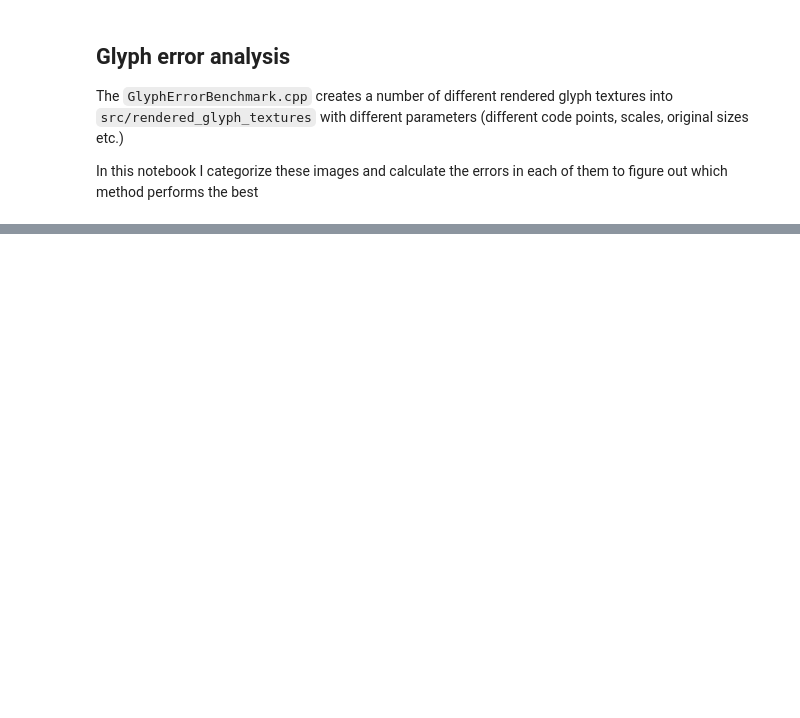
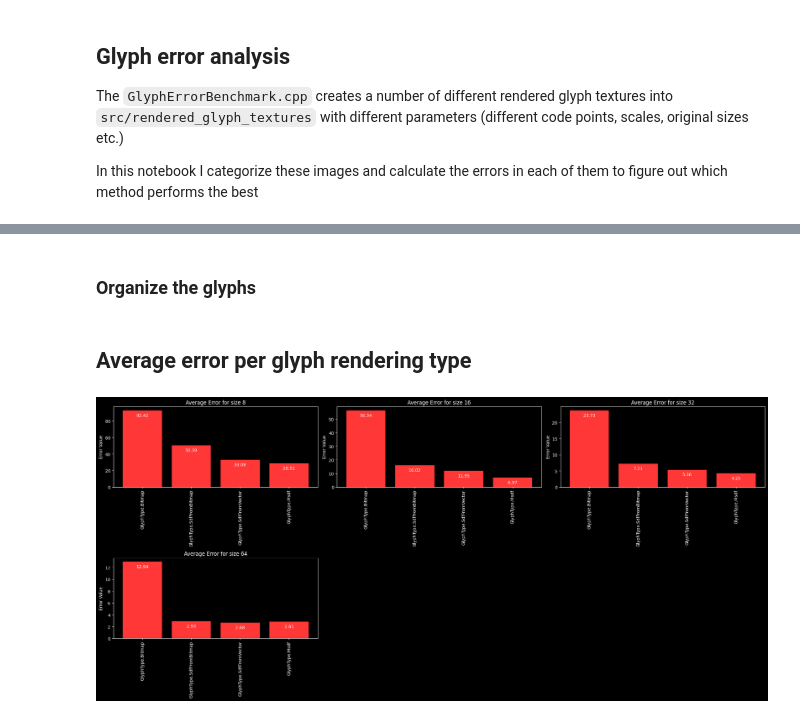
Before and after one commit to MihaelGolob/bgfx-sdf, a Jupyter notebook: benchmark/GlyphErrorAnalysis.ipynb, the cells around one changed output, grey strips where cells are left out. Saved outputs shown, nothing was run; the diff lists cells and outputs as text; code cells hidden in the pictures; blank space fills up the shorter version.

```diff
--- a/benchmark/GlyphErrorAnalysis.ipynb
+++ b/benchmark/GlyphErrorAnalysis.ipynb
@@ -25,7 +27,7 @@ class GlyphType(Enum):
 
 class Glyph:
     def __init__(self, glyphType, code_point, original_size, scale, img):
-        self.glyphType = glyphType
+        self.glyph_type = glyphType
         self.code_point = code_point
         self.original_size = original_size
         self.scale = scale
@@ -33,7 +35,7 @@ class Glyph:
         self.error = None
 
     def __str__(self):
-        return self.glyphType.name + ' ' + self.code_point + ' ' + str(self.original_size) + ' ' + str(self.scale)
+        return self.glyph_type.name + ' ' + self.code_point + ' ' + str(self.original_size) + ' ' + str(self.scale)
 
     def isComparable(self, other):
         return self.scale == other.scale and self.original_size == other.original_size and self.code_point == other.code_point
@@ -161,0 +159,2 @@ plt.show()
+# %% [markdown]
+### Organize the glyphs
@@ -161,0 +181,73 @@ plt.show()
+# %% [markdown]
+## Average error per glyph rendering type
+# %%
+avg_glyph_type_error = {}
+glyph_type_count = {}
+
+for glyph in glyphs:
+    if glyph.glyph_type in avg_glyph_type_error:
+        avg_glyph_type_error[glyph.glyph_type] += glyph.error
+        glyph_type_count[glyph.glyph_type] += 1
+    else:
+        avg_glyph_type_error[glyph.glyph_type] = glyph.error
+        glyph_type_count[glyph.glyph_type] = 1
+
+for glyph_type in avg_glyph_type_error:
+    avg_glyph_type_error[glyph_type] = avg_glyph_type_error[glyph_type] / glyph_type_count[glyph_type]
+# %%
+num_sizes = len(glyph_original_sizes)
+num_rows = math.ceil(num_sizes / 3)
+
+fig, axs = plt.subplots(num_rows, 3, figsize=(22, 5*num_rows))
+
+avg_glyph_error = {}
+glyph_count = {}
+
+for i, size in enumerate(glyph_original_sizes):
+    row = i // 3
+    col = i % 3
+
+    avg_glyph_type_error = {}
+    glyph_type_count = {}
+
+    for glyph_type in GlyphType:
+        if glyph_type == GlyphType.Original:
+            continue
+        glyphs_by_type = getGlyphsByTypeAndSize(glyph_type, size)
+
+        for g in glyphs_by_type:
+            if g.glyph_type in avg_glyph_type_error:
+                avg_glyph_type_error[g.glyph_type] += g.error
+                glyph_type_count[g.glyph_type] += 1
+                avg_glyph_error[g.glyph_type] += g.error
+                glyph_count[g.glyph_type] += 1
+            else:
+                avg_glyph_type_error[g.glyph_type] = g.error
+                glyph_type_count[g.glyph_type] = 1
+                avg_glyph_error[g.glyph_type] = g.error
+                glyph_count[g.glyph_type] = 1
+
+    for glyph_type in avg_glyph_type_error:
+        avg_glyph_type_error[glyph_type] = avg_glyph_type_error[glyph_type] / glyph_type_count[glyph_type]
+
+    x_axis = avg_glyph_type_error.keys()
+    y_axis = avg_glyph_type_error.values()
+
+    axs[row, col].bar([str(glyph) for glyph in x_axis], y_axis, color='#FF3737')
+
+    axs[row, col].set_title('Average Error for size ' + str(size))
+    axs[row, col].set_ylabel('Error Value')
+    axs[row, col].tick_params(axis='x', rotation=90)
+
+    # Add precise values at each bar
+    for j, value in enumerate(y_axis):
+        axs[row, col].text(j, value - 0.08 * max(y_axis), f"{value:.2f}", ha='center')
+
+# Hide any unused subplots
+for i in range(num_sizes, num_rows*3):
+    axs[i // 3, i % 3].axis('off')
+
+plt.tight_layout()
+plt.show()
+# %% [output]
+[figure, added]
```
Also changed, not shown: parts of 13 cells of this notebook.
